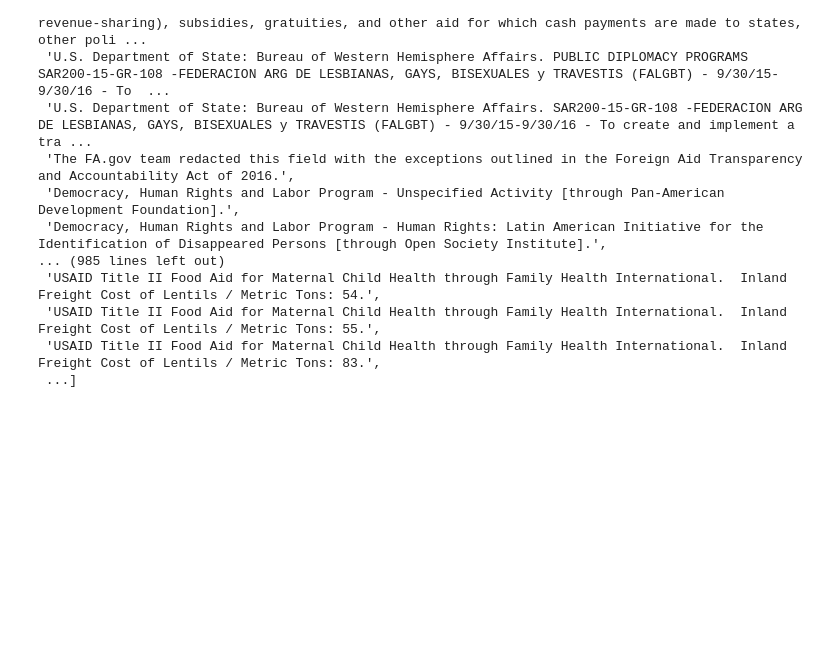
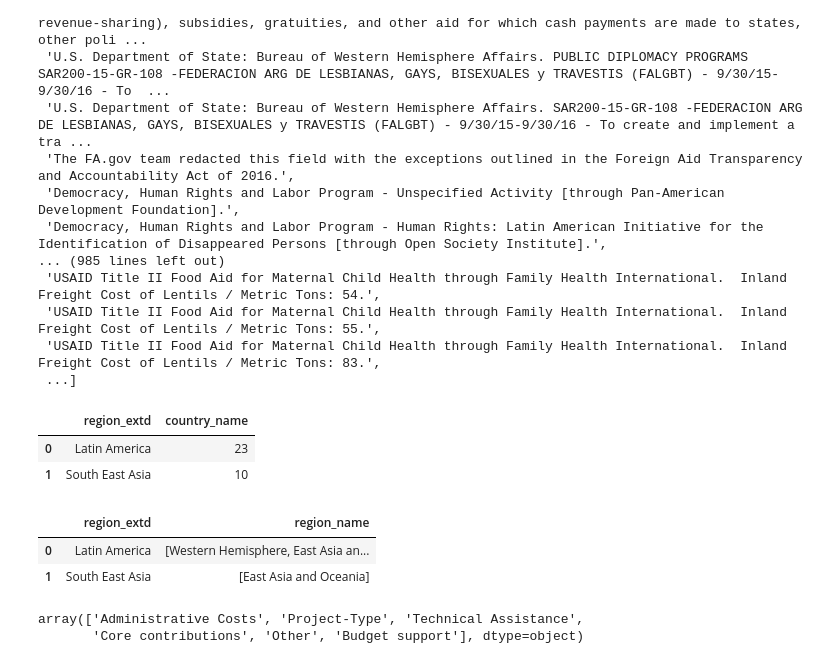
Before and after one commit to kushalnavghare/responsible-foreign-aid, a Jupyter notebook: code/04_modelling-unsupervised.ipynb, the cells around one changed output. Drawn from its saved outputs; the diff is of its cells as text; code cells hidden in the pictures; blank space fills up the shorter version.

```diff
--- a/code/04_modelling-unsupervised.ipynb
+++ b/code/04_modelling-unsupervised.ipynb
@@ -811,3 +811,20 @@ list(raw_us_aid.activity_description.unique())
  'USAID Title II Food Aid for Maternal Child Health through Family Health International.  Inland Freight Cost of Lentils / Metric Tons: 55.',
  'USAID Title II Food Aid for Maternal Child Health through Family Health International.  Inland Freight Cost of Lentils / Metric Tons: 83.',
  ...]
+# %%
+raw_us_aid.groupby(['region_extd']).agg({'country_name':'nunique'}).reset_index()
+# %% [output]
+|  | region_extd | country_name |
+| 0 | Latin America | 23 |
+| 1 | South East Asia | 10 |
+# %%
+raw_us_aid.groupby(['region_extd']).agg({'region_name':'unique'}).reset_index()
+# %% [output]
+|  | region_extd | region_name |
+| 0 | Latin America | [Western Hemisphere, East Asia an... |
+| 1 | South East Asia | [East Asia and Oceania] |
+# %%
+raw_us_aid.aid_type_group_name.unique()
+# %% [output]
+array(['Administrative Costs', 'Project-Type', 'Technical Assistance',
+       'Core contributions', 'Other', 'Budget support'], dtype=object)
```
Also changed, not shown: parts of 2 cells of this notebook.
